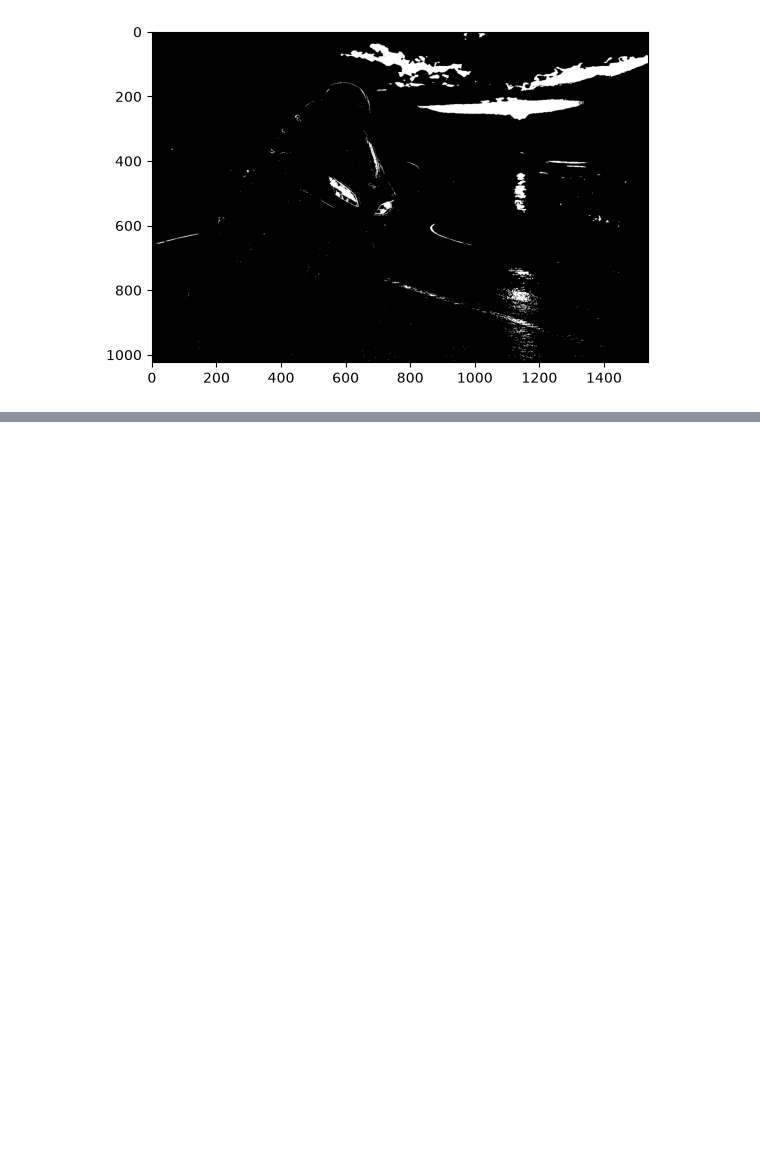
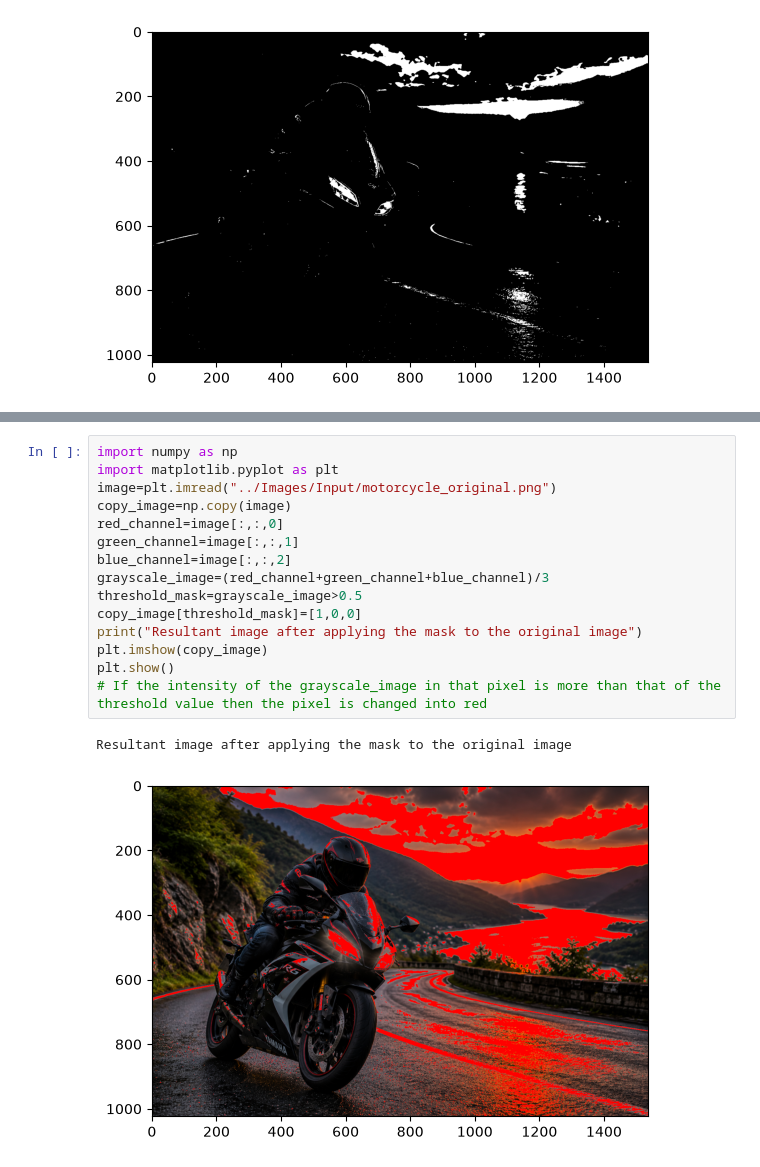
Before and after one commit to Anirudh-888/NumPy-Vision, a Jupyter notebook: Notebooks/04_image_filters.ipynb, the cells around one changed output, grey strips where cells are left out. Saved outputs shown, nothing was run; the diff lists cells and outputs as text; blank space fills up the shorter version.

Commit message:
feat:Added code for the boolean mask

```diff
--- a/Notebooks/04_image_filters.ipynb
+++ b/Notebooks/04_image_filters.ipynb
@@ -140,0 +153,18 @@ The output image with the threshold value as 0.7
+# %%
+import numpy as np
+import matplotlib.pyplot as plt
+image=plt.imread("../Images/Input/motorcycle_original.png")
+copy_image=np.copy(image)
+red_channel=image[:,:,0]
+green_channel=image[:,:,1]
+blue_channel=image[:,:,2]
+grayscale_image=(red_channel+green_channel+blue_channel)/3
+threshold_mask=grayscale_image>0.5
+copy_image[threshold_mask]=[1,0,0]
+print("Resultant image after applying the mask to the original image")
+plt.imshow(copy_image)
+plt.show()
+# If the intensity of the grayscale_image in that pixel is more than that of the threshold value then the pixel is changed into red
+# %% [output]
+Resultant image after applying the mask to the original image
+[figure, added]
```
Also changed, not shown: parts of 1 cell of this notebook.
